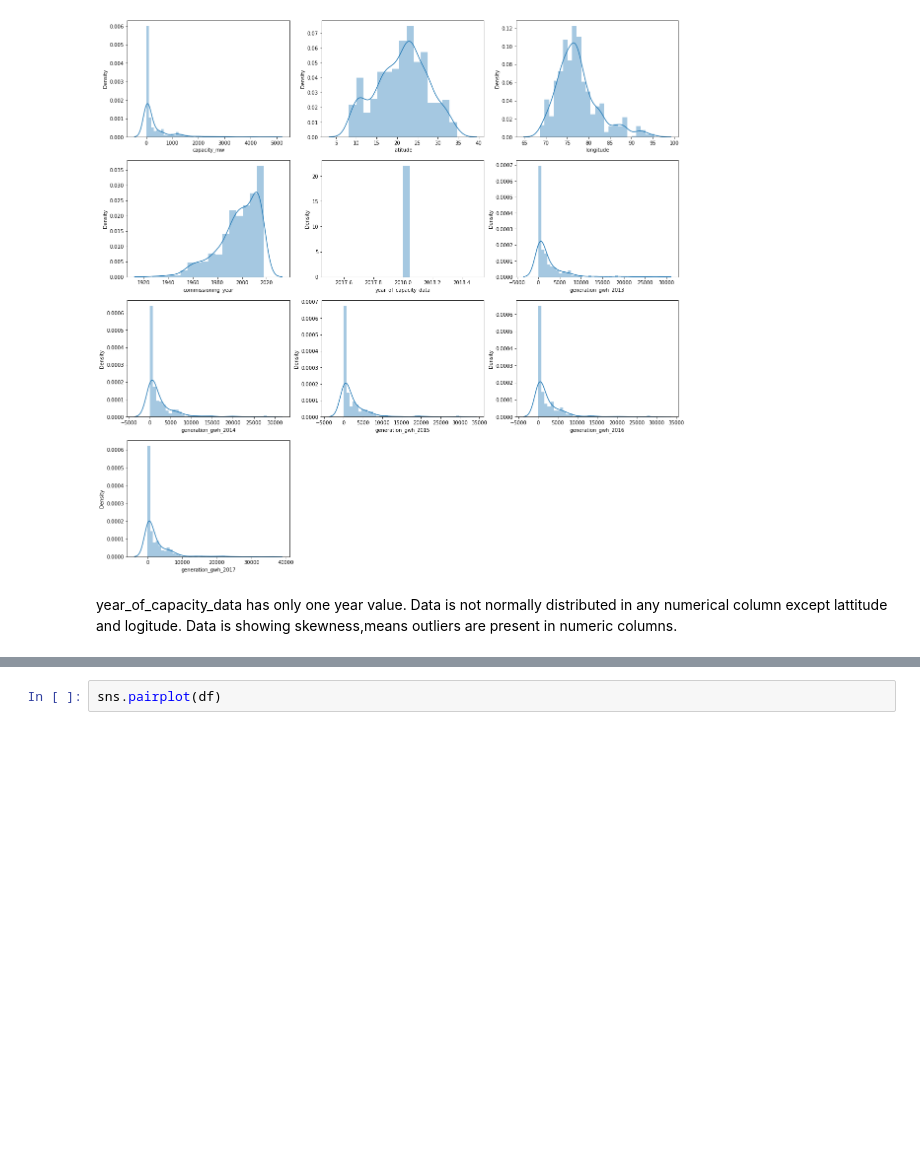
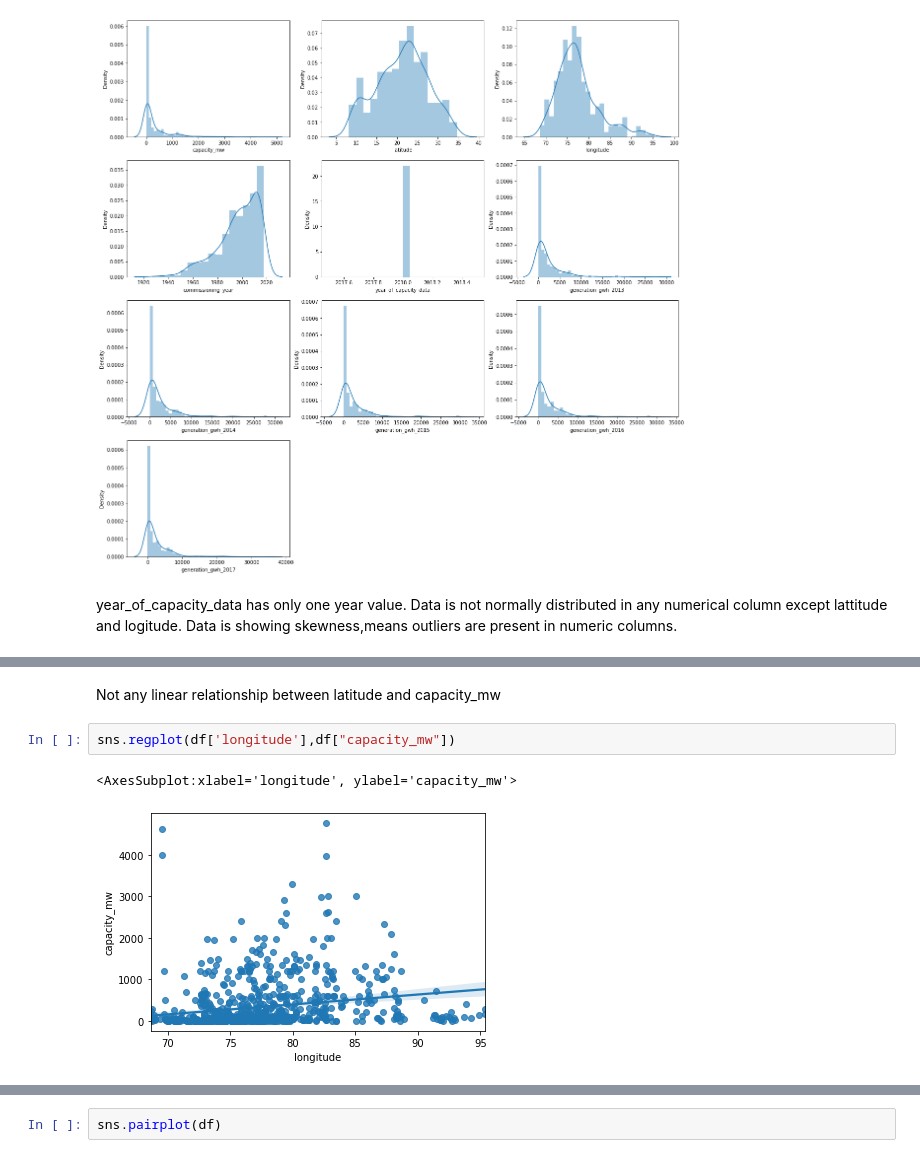
Before and after one commit to swatigithubprofile2021/Evaluation-Project, a Jupyter notebook: Global _Power_ Plant.ipynb, the cells around one changed output, grey strips where cells are left out. Drawn from its saved outputs; the diff is of its cells as text; blank space fills up the shorter version.

```diff
--- a/Global _Power_ Plant.ipynb
+++ b/Global _Power_ Plant.ipynb
@@ -245,0 +253,7 @@ Data is showing skewness,means outliers are present in numeric columns.
+# %% [markdown]
+Not any linear relationship between latitude and capacity_mw
+# %%
+sns.regplot(df['longitude'],df["capacity_mw"])
+# %% [output]
+<AxesSubplot:xlabel='longitude', ylabel='capacity_mw'>
+[figure, added]
```
Also changed, not shown: parts of 14 cells of this notebook.
